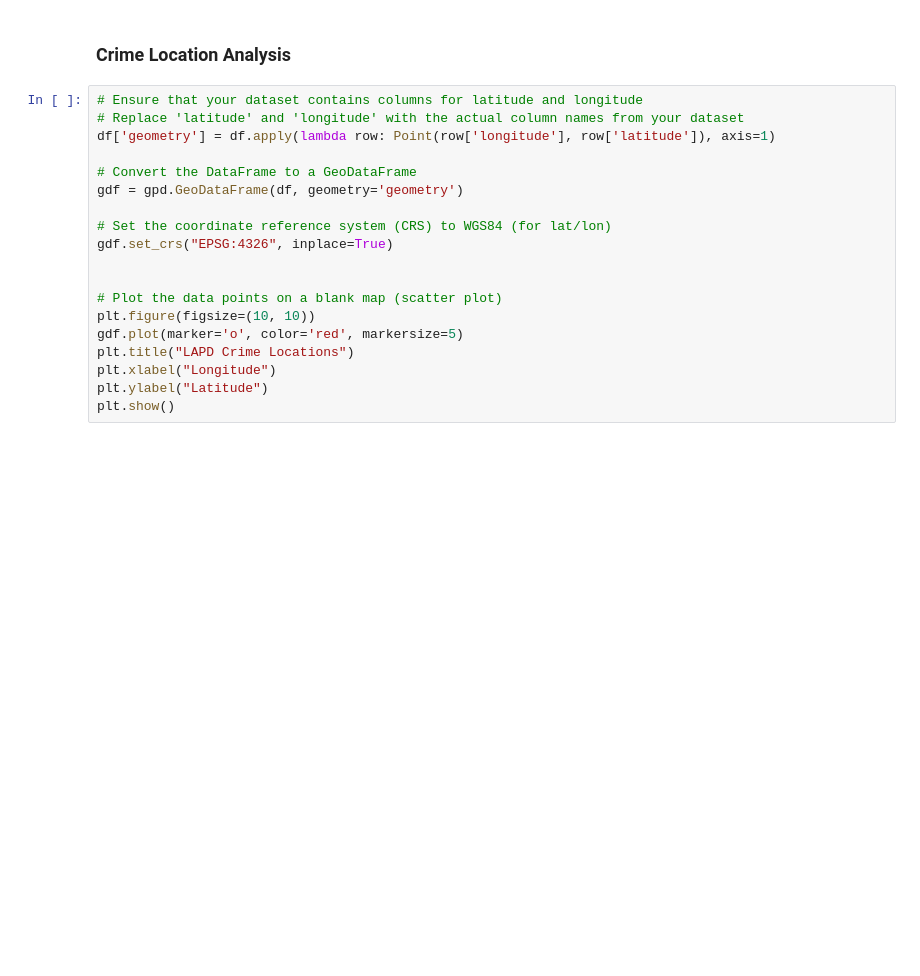
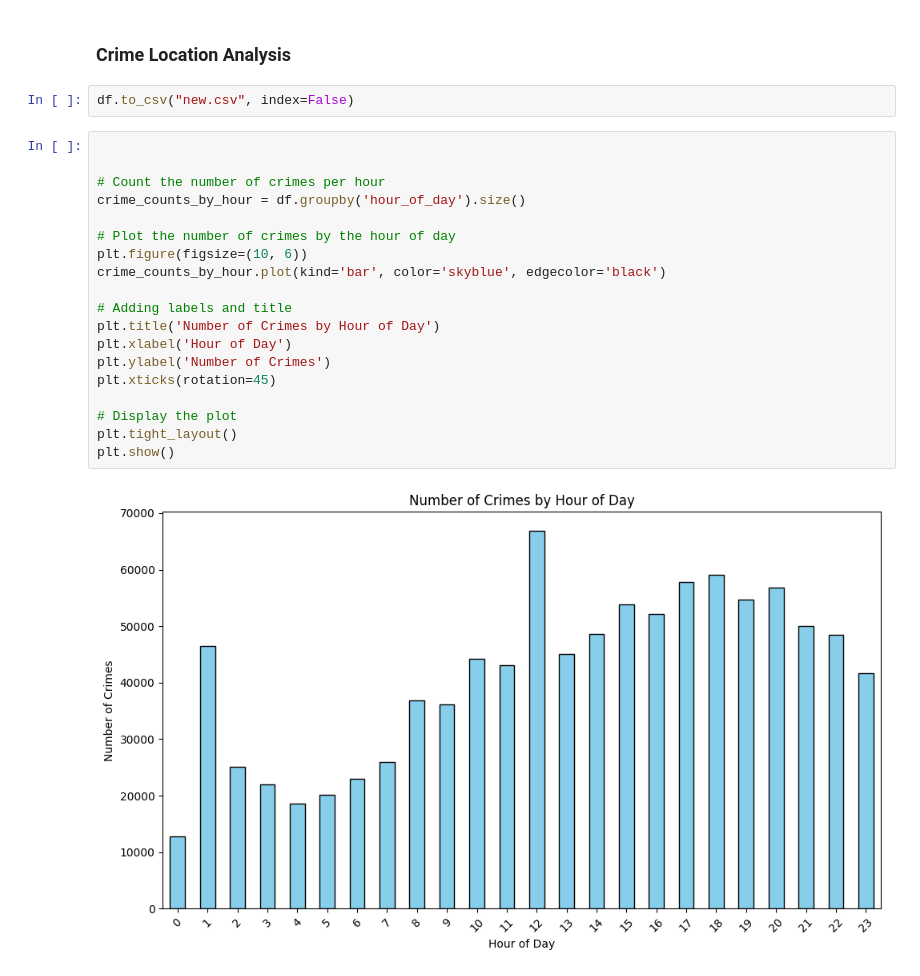
Before and after one commit to safoisgod/DataExploration, a Jupyter notebook: LAPD 2020 -2024 Crime Data Analysis/LAPD 2020 -2024 Crime Data Analysis.ipynb, the cells around one changed output. Saved outputs shown, nothing was run; the diff lists cells and outputs as text; blank space fills up the shorter version.

```diff
--- a/LAPD 2020 -2024 Crime Data Analysis/LAPD 2020 -2024 Crime Data Analysis.ipynb
+++ b/LAPD 2020 -2024 Crime Data Analysis/LAPD 2020 -2024 Crime Data Analysis.ipynb
@@ -716,21 +765,25 @@ df[df["weapon_category"]=="Other"].groupby('weapon_description').size().reset_in
 # %% [markdown]
 ### Crime Location Analysis
-# %%
-# Ensure that your dataset contains columns for latitude and longitude
-# Replace 'latitude' and 'longitude' with the actual column names from your dataset
-df['geometry'] = df.apply(lambda row: Point(row['longitude'], row['latitude']), axis=1)
-
-# Convert the DataFrame to a GeoDataFrame
-gdf = gpd.GeoDataFrame(df, geometry='geometry')
-
-# Set the coordinate reference system (CRS) to WGS84 (for lat/lon)
-gdf.set_crs("EPSG:4326", inplace=True)
-
-
-# Plot the data points on a blank map (scatter plot)
-plt.figure(figsize=(10, 10))
-gdf.plot(marker='o', color='red', markersize=5)
-plt.title("LAPD Crime Locations")
-plt.xlabel("Longitude")
-plt.ylabel("Latitude")
-plt.show()
+# %%
+df.to_csv("new.csv", index=False)
+# %%
+
+
+# Count the number of crimes per hour
+crime_counts_by_hour = df.groupby('hour_of_day').size()
+
+# Plot the number of crimes by the hour of day
+plt.figure(figsize=(10, 6))
+crime_counts_by_hour.plot(kind='bar', color='skyblue', edgecolor='black')
+
+# Adding labels and title
+plt.title('Number of Crimes by Hour of Day')
+plt.xlabel('Hour of Day')
+plt.ylabel('Number of Crimes')
+plt.xticks(rotation=45)
+
+# Display the plot
+plt.tight_layout()
+plt.show()
+# %% [output]
+[figure, added]
```
Also changed, not shown: parts of 7 cells of this notebook.
